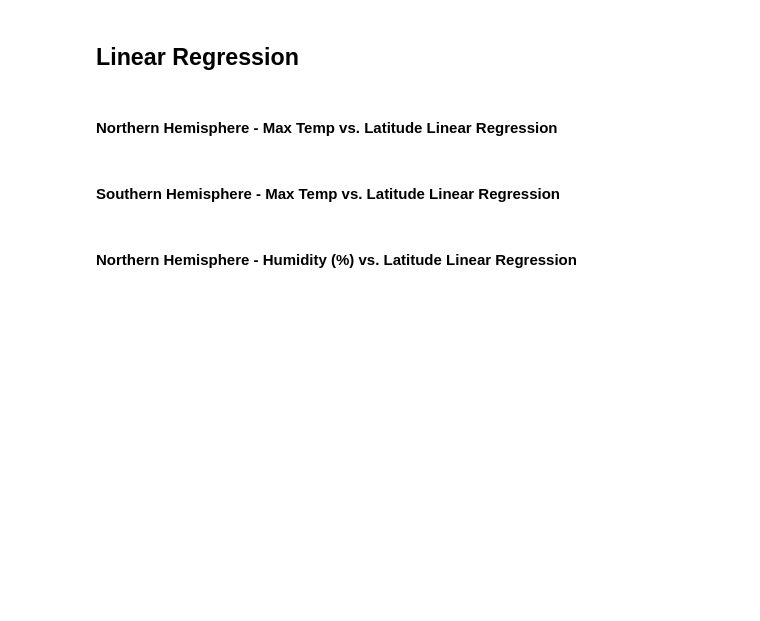
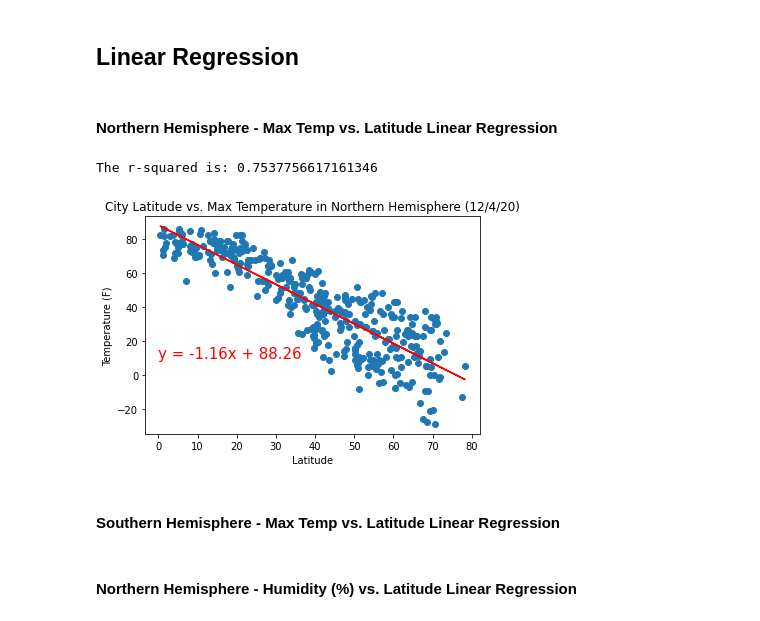
Before and after one commit to ntarver0409/weatherAnalysis, a Jupyter notebook: weatherAnalysis.ipynb, the cells around one changed output. Drawn from its saved outputs; the diff is of its cells as text; code cells hidden in the pictures; blank space fills up the shorter version.

Commit message:
Progress on weatherAnalysis.ipynb

```diff
--- a/weatherAnalysis.ipynb
+++ b/weatherAnalysis.ipynb
@@ -211,8 +211,38 @@ plt.savefig("outputData/latVsWind.png")
 [figure]
 # %% [markdown]
 ## Linear Regression
+# %%
+#Dividing my data into northern and southern hempishperes
+northHem = weatherDataDf.loc[(weatherDataDf["Lat"] > 0)]
+
+southHem = weatherDataDf.loc[(weatherDataDf["Lat"] < 0)]
 # %% [markdown]
 ####  Northern Hemisphere - Max Temp vs. Latitude Linear Regression
+# %%
+(slope, intercept, rvalue, pvalue, stderr) = linregress(northHem["Lat"],northHem["Max Temp"])
+
+regressValues = (northHem["Lat"]) * slope + intercept
+
+lineEq = "y = " + str(round(slope,2)) + "x + " + str(round(intercept,2))
+
+plt.scatter(northHem["Lat"],northHem["Max Temp"])
+
+plt.plot((northHem["Lat"]),regressValues,"r-")
+
+plt.title("City Latitude vs. Max Temperature in Northern Hemisphere (12/4/20)")
+
+plt.xlabel("Latitude")
+
+plt.ylabel("Temperature (F)")
+
+plt.annotate(lineEq,(0,10),fontsize=15,color="red")
+
+print(f"The r-squared is: {rvalue**2}")
+
+plt.savefig("outputData/northLatVsTemp.png")
+# %% [output]
+The r-squared is: 0.7537756617161346
+[figure, added]
 # %% [markdown]
 ####  Southern Hemisphere - Max Temp vs. Latitude Linear Regression
 # %% [markdown]
```
Also changed, not shown: parts of 3 cells of this notebook.
